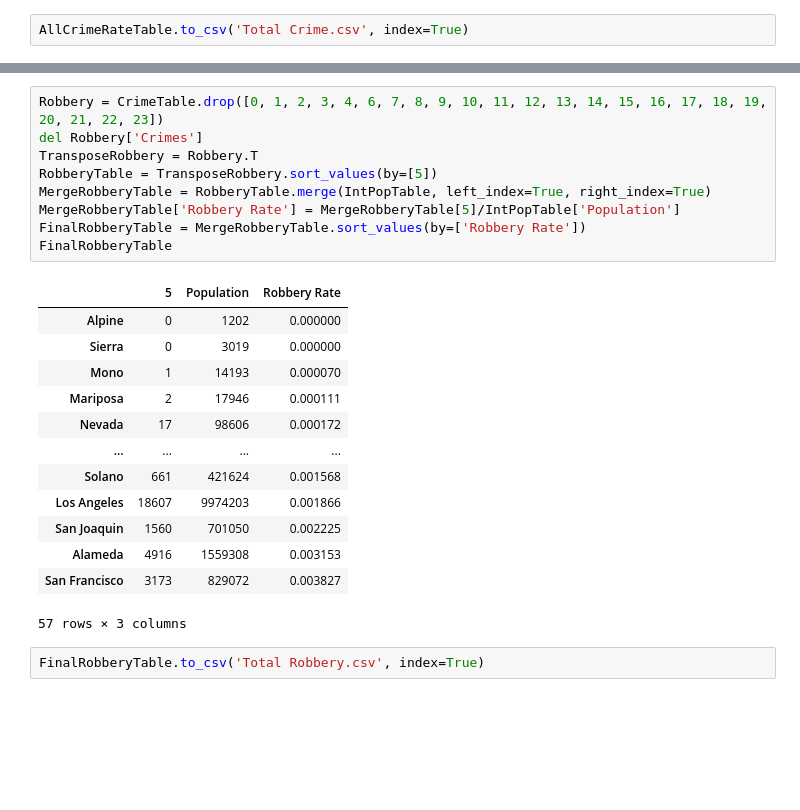
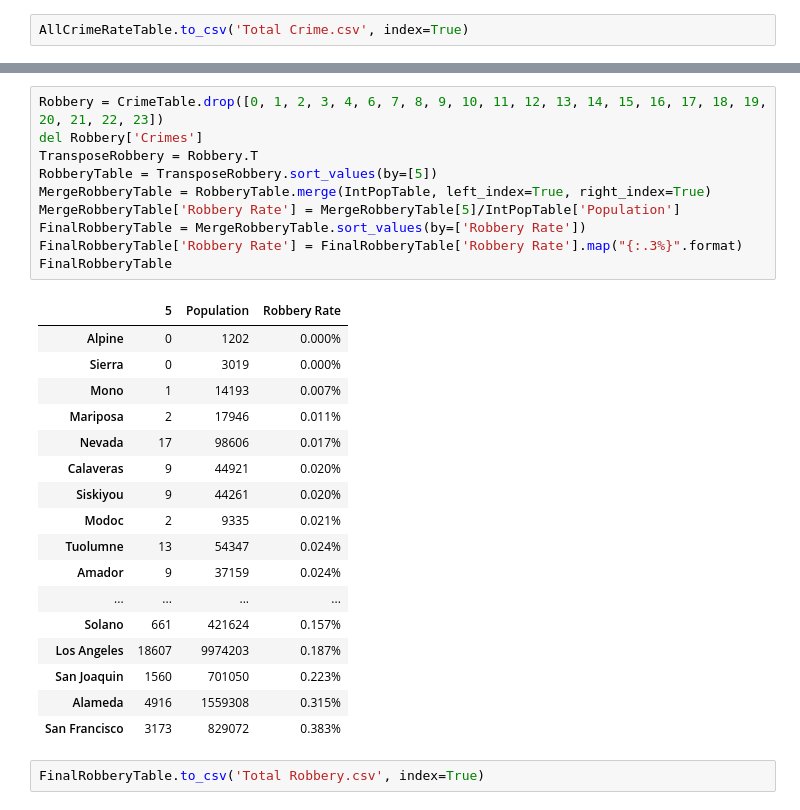
Before and after one commit to 52Godfrey/BestCityToLiveCA, a Jupyter notebook: Combined Crime Rate Notebook.ipynb, the cells around one changed output, grey strips where cells are left out. Cells and saved outputs as stored; diff of their text form; blank space fills up the shorter version.

```diff
--- a/Combined Crime Rate Notebook.ipynb
+++ b/Combined Crime Rate Notebook.ipynb
@@ -141,25 +199,30 @@ AllCrimeRateTable.to_csv('Total Crime.csv', index=True)
 # %%
 Robbery = CrimeTable.drop([0, 1, 2, 3, 4, 6, 7, 8, 9, 10, 11, 12, 13, 14, 15, 16, 17, 18, 19, 20, 21, 22, 23])
 del Robbery['Crimes']
 TransposeRobbery = Robbery.T
 RobberyTable = TransposeRobbery.sort_values(by=[5])
 MergeRobberyTable = RobberyTable.merge(IntPopTable, left_index=True, right_index=True)
 MergeRobberyTable['Robbery Rate'] = MergeRobberyTable[5]/IntPopTable['Population']
 FinalRobberyTable = MergeRobberyTable.sort_values(by=['Robbery Rate'])
+FinalRobberyTable['Robbery Rate'] = FinalRobberyTable['Robbery Rate'].map("{:.3%}".format)
 FinalRobberyTable
 # %% [output]
 |  | 5 | Population | Robbery Rate |
-| Alpine | 0 | 1202 | 0.000000 |
-| Sierra | 0 | 3019 | 0.000000 |
-| Mono | 1 | 14193 | 0.000070 |
-| Mariposa | 2 | 17946 | 0.000111 |
-| Nevada | 17 | 98606 | 0.000172 |
+| Alpine | 0 | 1202 | 0.000% |
+| Sierra | 0 | 3019 | 0.000% |
+| Mono | 1 | 14193 | 0.007% |
+| Mariposa | 2 | 17946 | 0.011% |
+| Nevada | 17 | 98606 | 0.017% |
+| Calaveras | 9 | 44921 | 0.020% |
+| Siskiyou | 9 | 44261 | 0.020% |
+| Modoc | 2 | 9335 | 0.021% |
+| Tuolumne | 13 | 54347 | 0.024% |
+| Amador | 9 | 37159 | 0.024% |
 | ... | ... | ... | ... |
-| Solano | 661 | 421624 | 0.001568 |
-| Los Angeles | 18607 | 9974203 | 0.001866 |
-| San Joaquin | 1560 | 701050 | 0.002225 |
-| Alameda | 4916 | 1559308 | 0.003153 |
-| San Francisco | 3173 | 829072 | 0.003827 |
+| Solano | 661 | 421624 | 0.157% |
+| Los Angeles | 18607 | 9974203 | 0.187% |
+| San Joaquin | 1560 | 701050 | 0.223% |
+| Alameda | 4916 | 1559308 | 0.315% |
+| San Francisco | 3173 | 829072 | 0.383% |
-57 rows × 3 columns
 # %%
 FinalRobberyTable.to_csv('Total Robbery.csv', index=True)
```
Also changed, not shown: parts of 15 cells of this notebook, 14 other files.
